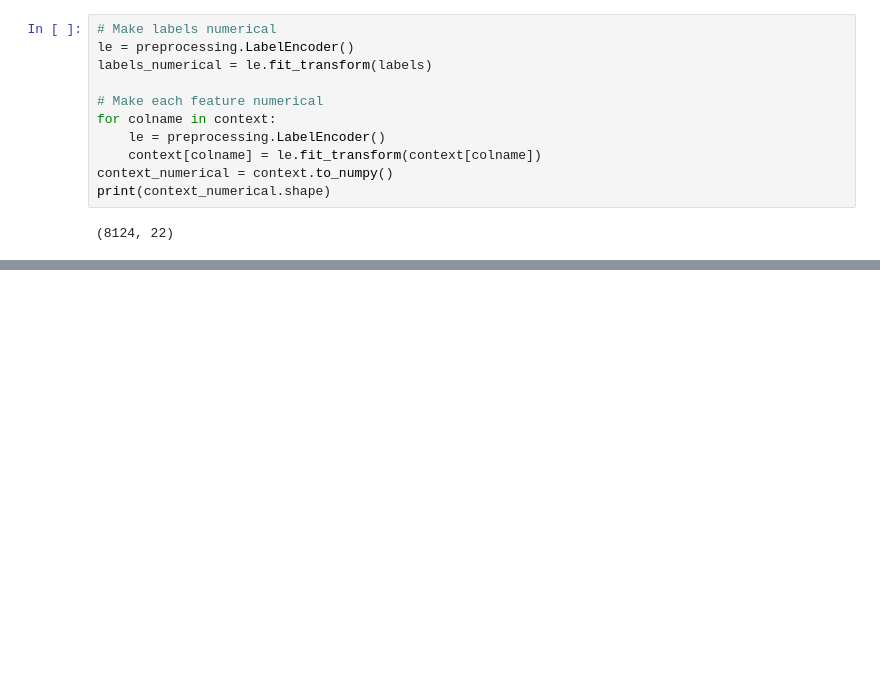
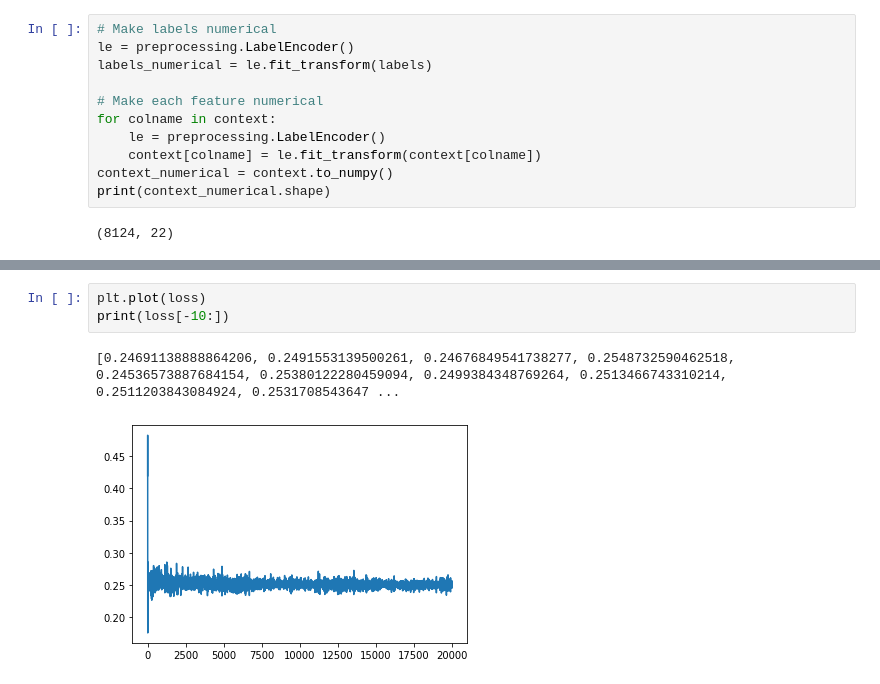
Before and after one commit to ms2892/advanced-ml, a Jupyter notebook: Reinforcement Tests.ipynb, the cells around one changed output, grey strips where cells are left out. Cells and saved outputs as stored; diff of their text form; blank space fills up the shorter version.

```diff
--- a/Reinforcement Tests.ipynb
+++ b/Reinforcement Tests.ipynb
@@ -80,0 +104,6 @@ array([  5., -35., -35., ...,   0.,   0.,   0.])
+# %%
+plt.plot(loss)
+print(loss[-10:])
+# %% [output]
+[0.24691138888864206, 0.2491553139500261, 0.24676849541738277, 0.2548732590462518, 0.24536573887684154, 0.25380122280459094, 0.2499384348769264, 0.2513466743310214, 0.2511203843084924, 0.2531708543647 ...
+[figure, added]
```
Also changed, not shown: parts of 8 cells of this notebook, 1 other file.
